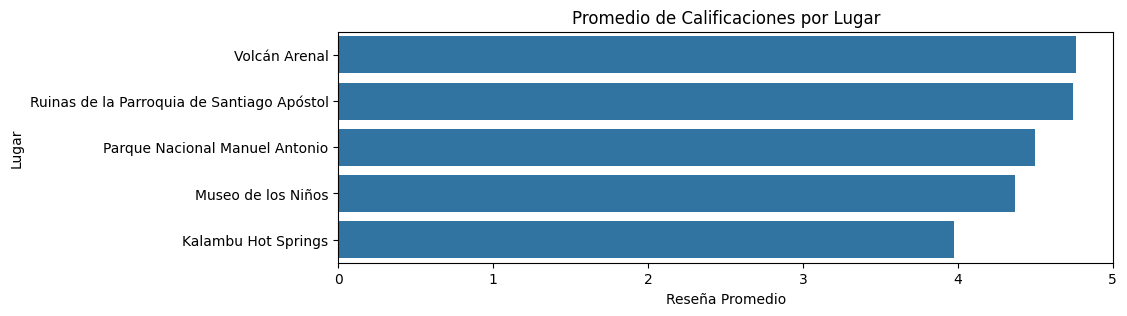
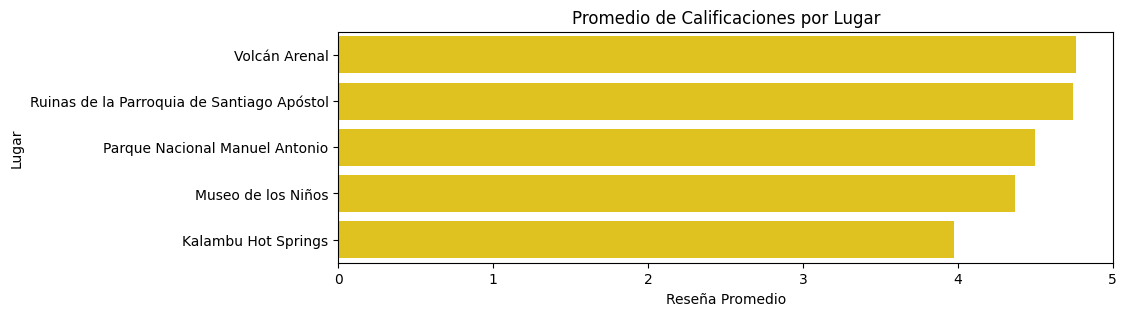
Code edit (unified diff) that turned the first committed figure into the second:
--- before
+++ after
@@ -7,5 +7,5 @@
 
 plt.figure(figsize=(10, 3))
-sns.barplot(x="review_rating", y="business_name", data=df_rating)
+sns.barplot(x="review_rating", y="business_name", data=df_rating, color="gold")
 
 plt.title("Promedio de Calificaciones por Lugar")

Commit: feat: grafico de barras de reseñas